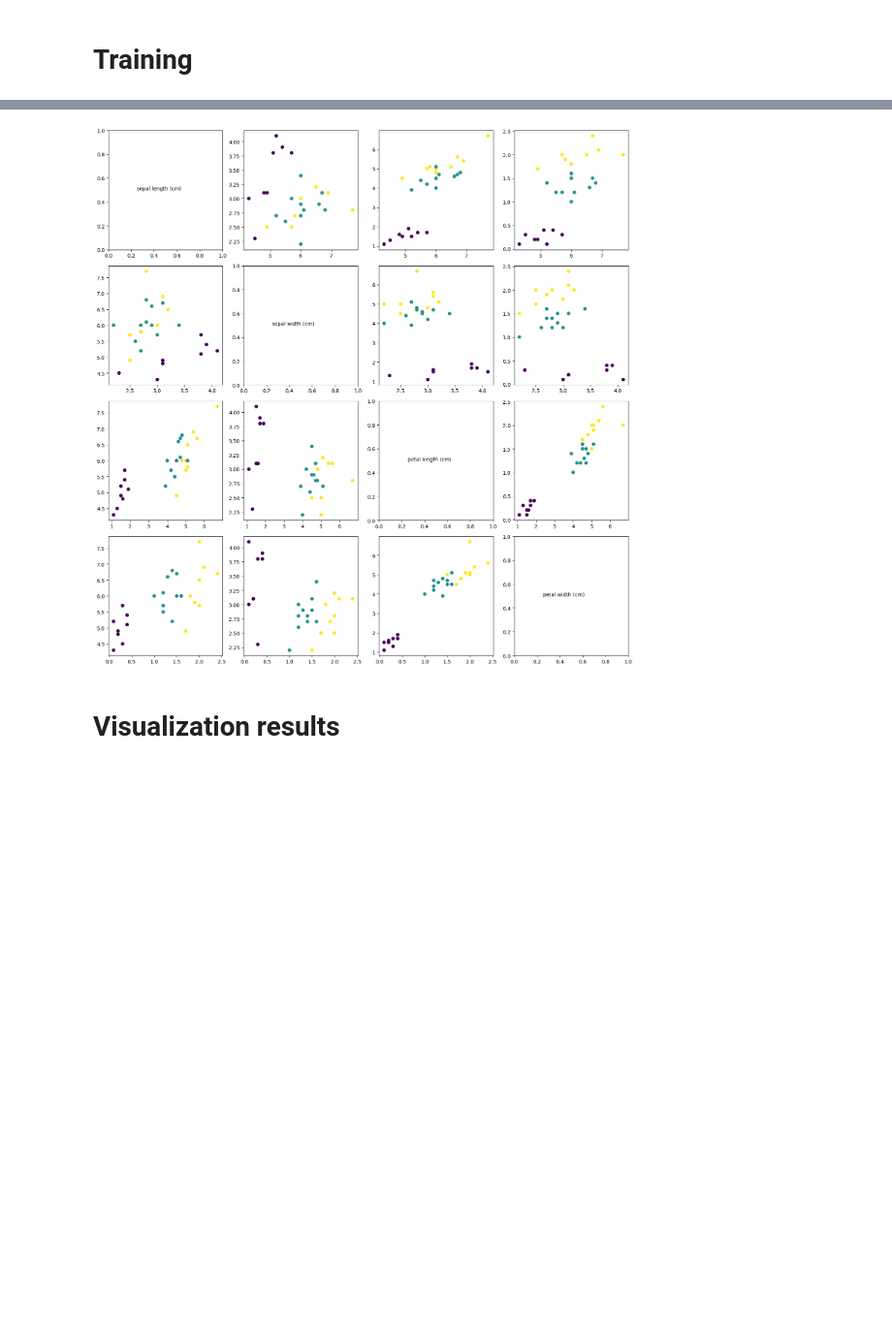
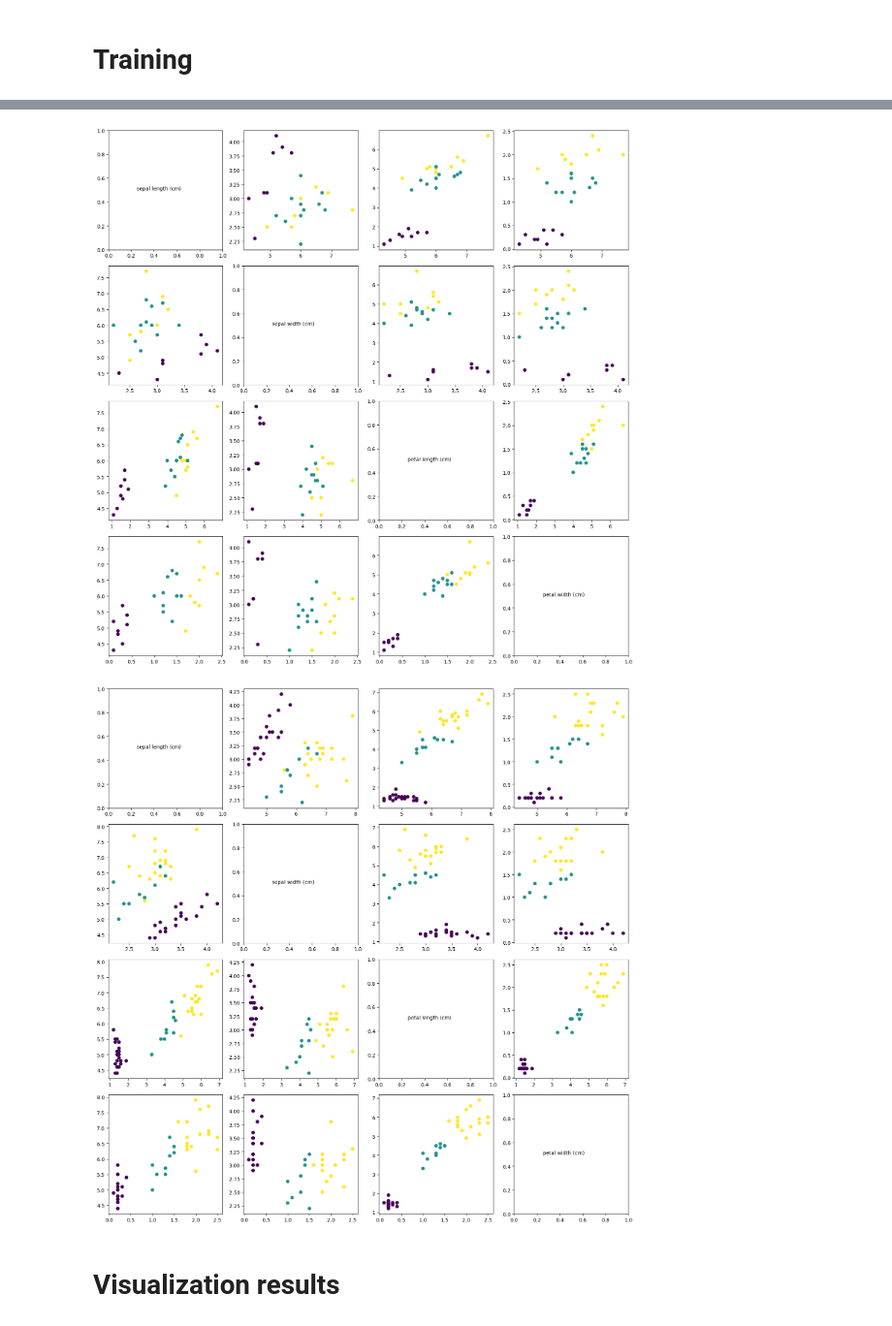
Before and after one commit to pishchev/MachineLearning, a Jupyter notebook: KNN/knn.ipynb, the cells around one changed output, grey strips where cells are left out. Shown at 97% size. Drawn from its saved outputs; the diff is of its cells as text; code cells hidden in the pictures; blank space fills up the shorter version.

```diff
--- a/KNN/knn.ipynb
+++ b/KNN/knn.ipynb
@@ -34,22 +34,23 @@ trainer = trainer.Trainer()
 # %%
 trainer.train(model, train_X, train_Y, 20)
 non_zero_weights = model.non_zero_weights(False)
 zero_weights = model.non_zero_weights(True)
 
 draw.plot_features_data(train_X[non_zero_weights], train_Y[non_zero_weights], iris.feature_names)
-draw.plot_features_data(train_X[non_zero_weights], train_Y[non_zero_weights], iris.feature_names)
+draw.plot_features_data(train_X[zero_weights], train_Y[zero_weights], iris.feature_names)
 # %% [output]
 Epoch 1 completed
 Epoch 2 completed
 Epoch 3 completed
 Epoch 4 completed
 Epoch 5 completed
 Epoch 6 completed
 Epoch 7 completed
 Epoch 8 completed
 Epoch 9 completed
 Ready!
 [figure]
+[figure, added]
 # %% [markdown]
 # Visualization results
 # %%
```
Also changed, not shown: 3 other files.
